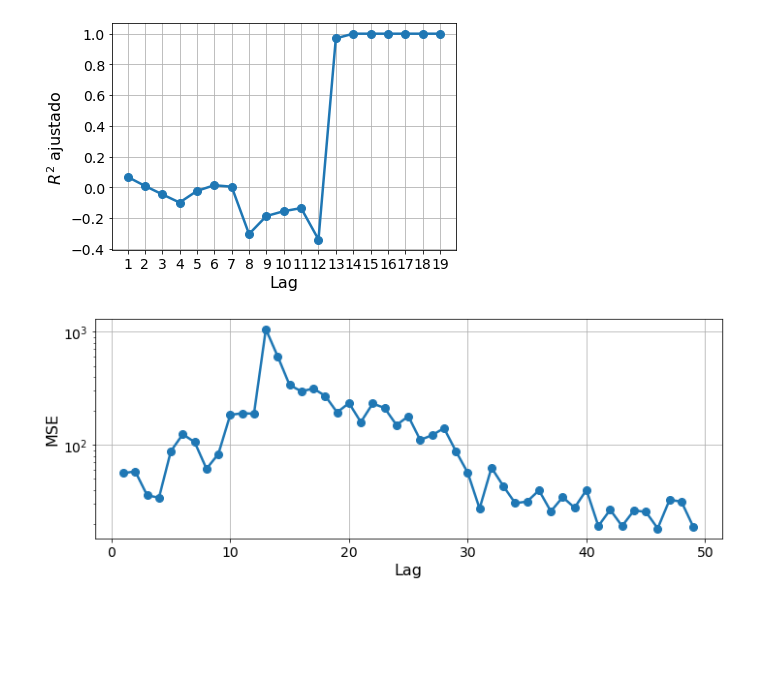
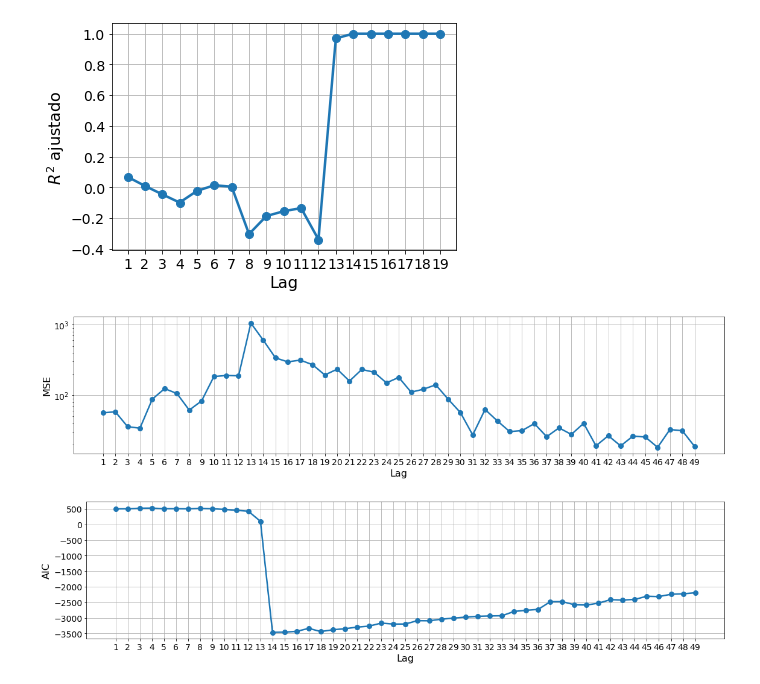
Before and after one commit to JuanOlmos/Aprendizaje_Automatico, a Jupyter notebook: aprendizaje_estadistico/linear_regresor.ipynb, the cells around one changed output. Saved outputs shown, nothing was run; the diff lists cells and outputs as text; code cells hidden in the pictures; blank space fills up the shorter version.

```diff
--- a/aprendizaje_estadistico/linear_regresor.ipynb
+++ b/aprendizaje_estadistico/linear_regresor.ipynb
@@ -76,7 +76,12 @@ def linear_regressor_with(df,slag, seed = 42, shuffle = True):
                                                         shuffle = shuffle)
 
     #Estadistico
-    # est = sm.OLS(y_train,sm.add_constant(X_train)).fit()
+    est = sm.OLS(y_train,sm.add_constant(X_train)).fit()
+    aic_score = est.aic
+    bic_score = est.bic
+    # print(f'------------- {slag} ----------')
+    # print(f'AIC: {est.aic}')
+    # print(f'BIC: {est.bic}')
     # print(est.summary())
 
     #Sklearn
@@ -87,18 +92,18 @@ def linear_regressor_with(df,slag, seed = 42, shuffle = True):
     score_train = clf.score(X_train, y_train)
     y_train_pred = clf.predict(X_train)
     score_train_adjusted = 1 - ( 1-score_train ) * ( y_train.shape[0] - 1 ) / ( y_train.shape[0] - X_train.shape[1] - 1 )
-    # print(f'score during training: {score_train} || Adjusted: {score_train_adjusted} || MSE: {mean_squared_error(y_train,y_train_pred)}')
+    print(f'score during training: {score_train} || Adjusted: {score_train_adjusted} || MSE: {mean_squared_error(y_train,y_train_pred)}')
 
 
     #test
     y_test_pred = clf.predict(X_test)
     score_test = clf.score(X_test, y_test)
     mse = mean_squared_error(y_test,y_test_pred)
-    # print(f'score during test: {score_test} || MSE: {mse}')
+    print(f'score during test: {score_test} || MSE: {mse}')
     # coefs = clf.coef_
-    return ind_train, ind_test, y_train, y_train_pred, y_test, y_test_pred, score_train_adjusted, mse
+    return ind_train, ind_test, y_train, y_train_pred, y_test, y_test_pred, score_train_adjusted, mse, aic_score, bic_score
 # %%
-ind_train, ind_test, y_train, y_train_pred, y_test, y_test_pred, r2, mse = linear_regressor_with(df,7,shuffle=False)
+ind_train, ind_test, y_train, y_train_pred, y_test, y_test_pred, r2, mse, aic_score, bic_score= linear_regressor_with(df,1,shuffle=False)
 
 plt.plot(ind_train,y_train, c="k", label="Casos train")
 plt.plot(ind_train,y_train_pred, c="r", label = "Ajuste en train")
@@ -109,7 +114,8 @@ plt.xticks(fontsize=14)
 plt.yticks(fontsize=14)
 plt.xlabel('t', fontsize = 16)
 plt.ylabel('Casos', fontsize = 16)
+plt.title("Lag 1 ", fontsize = 16)
+plt.legend()
 plt.tight_layout()
-plt.legend()
-plt.savefig("outputs/linearReg_lag7.pdf", dpi = 200)
+# plt.savefig("outputs/linearReg_lag1.pdf", dpi = 200)
 # %% [output]
@@ -118,32 +126,21 @@ plt.savefig("outputs/linearReg_lag7.pdf", dpi = 200)
 def varying_slag(li, ls, step = 1, shuffle = True):
     performance = {"slag":[],
                 "r2-ajustado":[],
-                "test MSE": []}
+                "test MSE": [],
+                "AIC":[],
+                "BIC": []}
     for i in range(li,ls,step):
         performance["slag"].append(i)
-        ind_train, ind_test, y_train, y_train_pred, y_test, y_test_pred, r2, mse = linear_regressor_with(df,
+        ind_train, ind_test, y_train, y_train_pred, y_test, y_test_pred, r2, mse,aic_score, bic_score = linear_regressor_with(df,
                                     slag = i,
                                     shuffle = shuffle)
         performance["r2-ajustado"].append(r2)
         performance["test MSE"].append(mse)
+        performance["AIC"].append(aic_score)
+        performance["BIC"].append(bic_score)
     performance = pd.DataFrame(performance)
     performance["sem"] = performance["slag"] / 7
     return performance
-
-def plot_performance_r2(performance):
-    fig, ax = plt.subplots(figsize=(6,4))
-    plt.grid()
-    plt.plot(performance["slag"],performance["r2-ajustado"],
-             linewidth = 2.5,
-             c = "#03910B",
-             marker = 'o',
-             markersize = 8)
-    # ax.set_xticks(list(performance["slag"]))
-    plt.xticks(fontsize=14)
-    plt.yticks(fontsize=14)
-    plt.xlabel('Lag', fontsize = 16)
-    plt.ylabel(r'$R^2$ ajustado', fontsize = 16)
-    plt.tight_layout()
 
 
 def plot_performance(performance, col, ylabel, figsize = (6,4), log_scale = False):
@@ -174,11 +171,22 @@ plt.show()
 # %%
 performance = varying_slag(li=1,ls=50,step=1,shuffle=True)
 plot_performance(performance,
                  col = "test MSE",
                  ylabel = "MSE",
-                 figsize = (10,4),
+                 figsize = (16,4),
                  log_scale = True)
 plt.savefig("outputs/linerreg_mse.pdf", dpi = 200)
 plt.show()
 # %% [output]
-[figure, old version]
+[figure, new version]
+# %%
+performance = varying_slag(li=1,ls=50,step=1,shuffle=True)
+plot_performance(performance,
+                 col = "AIC",
+                 ylabel = "AIC",
+                 figsize = (16,4),
+                 log_scale = False)
+plt.savefig("outputs/linear_reg_AIC.pdf", dpi = 200)
+plt.show()
+# %% [output]
+[figure, added]
```
Also changed, not shown: parts of 3 cells of this notebook, 18 other files.
